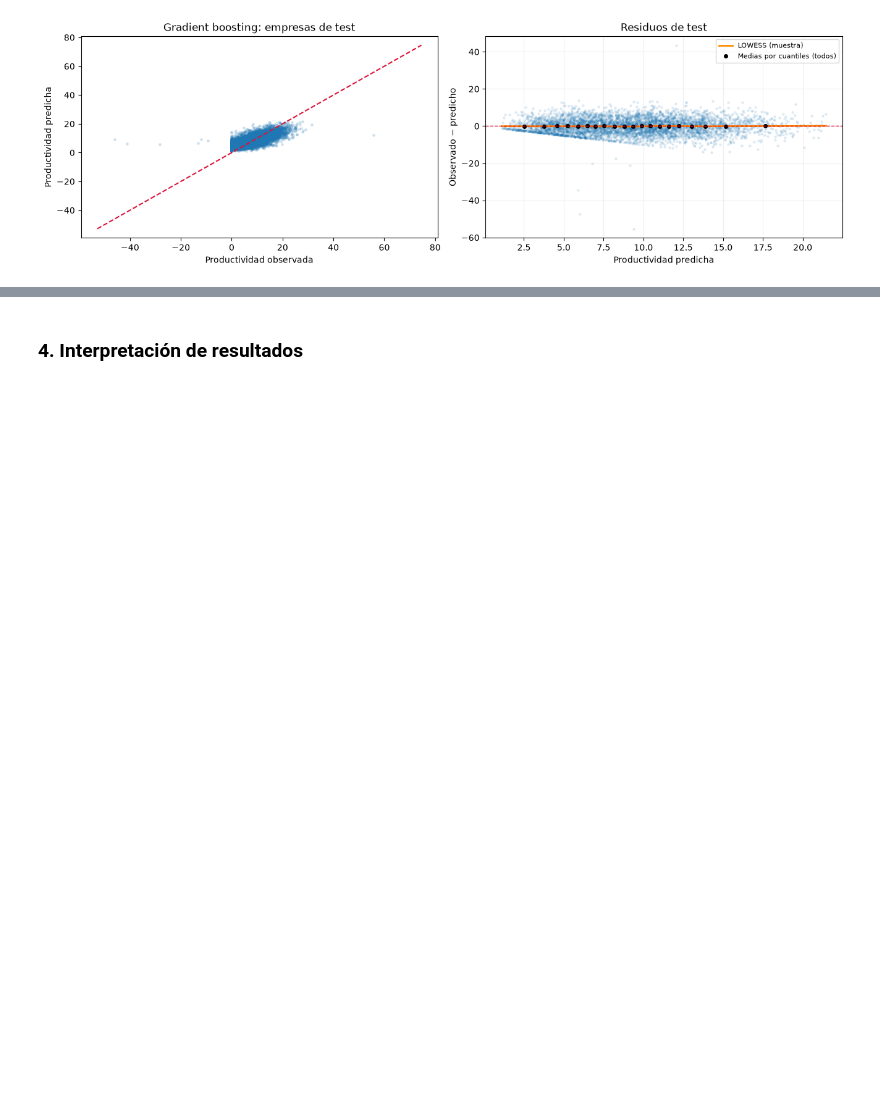
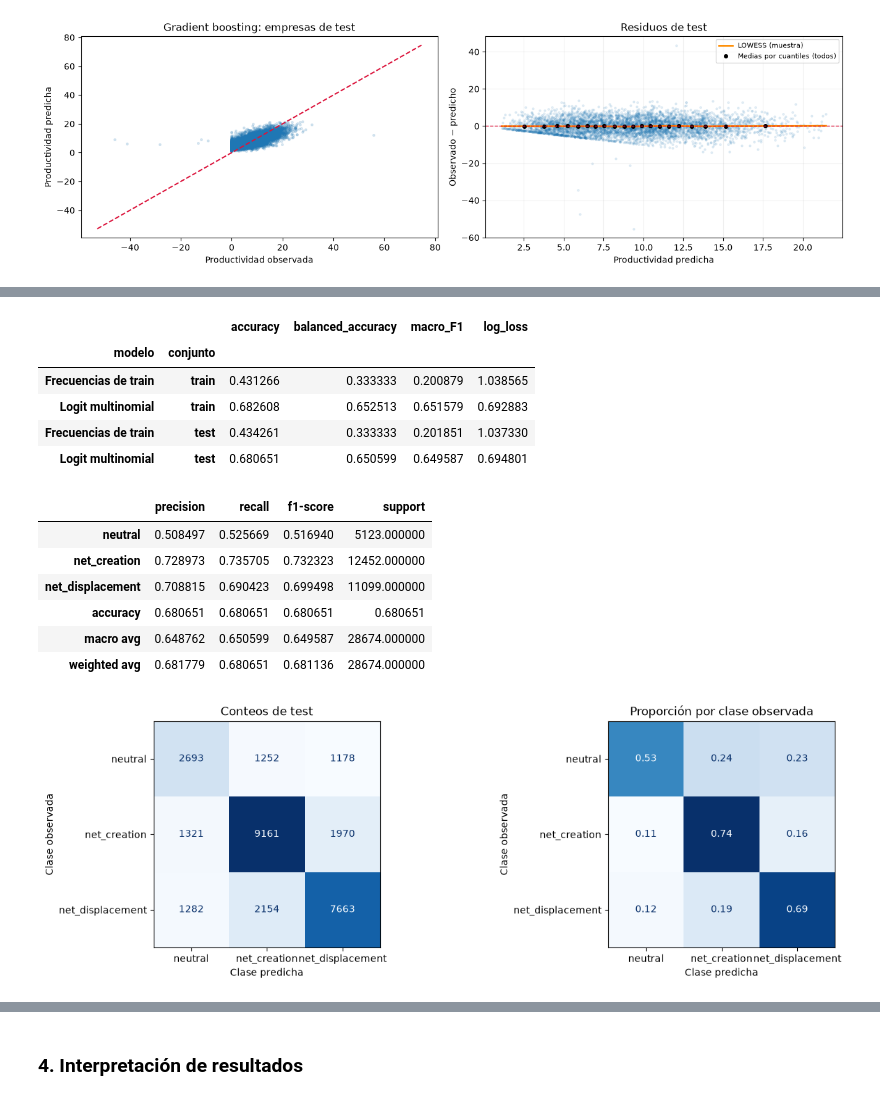
Before and after one commit to Ericsig/DiploDatos, a Jupyter notebook: notebook/modelado.ipynb, the cells around one changed output, grey strips where cells are left out. Saved outputs shown, nothing was run; the diff lists cells and outputs as text; code cells hidden in the pictures; blank space fills up the shorter version.

Commit message:
[fix] Model H3 Se aplicó el modelo logistico multinomial y random forest para el modelado del efecto sobre el empleo

```diff
--- a/notebook/modelado.ipynb
+++ b/notebook/modelado.ipynb
@@ -264,6 +288,12 @@ predictores_h3 = [
     'industry', 'company_size', 'country', 'num_employees',
     'annual_revenue_usd_millions', 'ai_projects_active', 'years_using_ai',
     'survey_year', 'quarter', 'gdp_per_capita', 'digital_maturity_index'
+]
+
+# Especificación de clasificación: exactamente los ocho predictores de H3.
+predictores_h3_clasificacion = [
+    'ai_adoption_rate', 'task_automation_rate', 'ai_maturity_score',
+    'industry', 'company_size', 'num_employees', 'survey_year', 'quarter',
 ]
 
 def construir_dataset_hipotesis(df, target, predictores):
@@ -301,7 +331,7 @@ datos_h3, X_h3, y_h3, grupos_h3 = construir_dataset_hipotesis(
 )
 
 datos_h3_clasificacion, X_h3_clasificacion, y_h3_clasificacion, grupos_h3_clasificacion = (
-    construir_dataset_hipotesis(datos, 'employment_effect', predictores_h3)
+    construir_dataset_hipotesis(datos, 'employment_effect', predictores_h3_clasificacion)
 )
 
 assert set(X_h1.columns) == set(predictores_h1)
@@ -310,7 +340,8 @@ assert not {
     'net_job_change', 'employment_effect', 'jobs_created', 'jobs_displaced',
     'job_creation_rate', 'job_displacement_rate', 'net_job_change_rate',
 } & set(X_h3.columns)
-assert X_h3.index.equals(X_h3_clasificacion.index)
+assert list(X_h3_clasificacion.columns) == predictores_h3_clasificacion
+assert X_h3_clasificacion.index.equals(y_h3_clasificacion.index)
 assert not any(col.startswith('avg_') for col in X_h1.columns)
 assert not any(col.startswith('avg_') for col in X_h2.columns)
 
@@ -416,12 +447,11 @@ Las categorías de las dummies se aprenden exclusivamente en train y se aplican
 
 Para H2, industria es constante dentro de cada empresa: los efectos fijos de empresa absorberían su efecto. Un modelo mixto permite estimar diferencias entre empresas bajo sus supuestos. Además, `country` y los indicadores constantes por país son redundantes en un modelo lineal; se debe comprobar el rango de la matriz antes del ajuste. Para H1 con TWFE también deben excluirse los controles absorbidos por empresa o período. El split por empresa evalúa empresas nuevas, cuyos efectos fijos individuales no fueron estimados.
 # %%
-from sklearn.metrics import mean_absolute_error, mean_squared_error, r2_score
-
 # Variables categóricas que se usarán como efectos fijos observables.
 categoricas_h1 = ['industry', 'company_size', 'quarter']
 categoricas_h2 = ['industry', 'company_size', 'country', 'quarter']
 categoricas_h3 = ['industry', 'company_size', 'country', 'quarter']
+categoricas_h3_clasificacion = ['industry', 'company_size', 'survey_year', 'quarter']
 
 # Variables continuas no negativas y sesgadas que se transforman para H1 y H2.
 log_h1 = [
@@ -469,7 +499,7 @@ configuraciones = {
     'H1': (predictores_h1, categoricas_h1, log_h1),
     'H2': (predictores_h2, categoricas_h2, log_h2),
     'H3': (predictores_h3, categoricas_h3, []),
-    'H3_clasificacion': (predictores_h3, categoricas_h3, []),
+    'H3_clasificacion': (predictores_h3_clasificacion, categoricas_h3_clasificacion, []),
 }
 for nombre, (predictores, categoricas, variables_log) in configuraciones.items():
     particion = splits[nombre]
@@ -739,9 +783,10 @@ assert (escala_h1_within > 1e-12).all(), 'Quedaron predictores absorbidos sin va
 Z_h1_within = (X_h1_within_diag - X_h1_within_diag.mean()) / escala_h1_within
 assert np.isfinite(Z_h1_within.to_numpy()).all()
 diseno_vif_h1 = sm.add_constant(Z_h1_within, has_constant='add')
+matriz_vif_h1 = diseno_vif_h1.to_numpy()
 vif_h1 = pd.DataFrame({
     'predictor': Z_h1_within.columns,
-    'VIF_within': [variance_inflation_factor(diseno_vif_h1.to_numpy(), j + 1)
+    'VIF_within': [variance_inflation_factor(matriz_vif_h1, j + 1)
                    for j in range(Z_h1_within.shape[1])],
 }).sort_values('VIF_within', ascending=False).reset_index(drop=True)
 vif_h1['referencia'] = np.select(
@@ -1113,0 +1337,59 @@ La evaluación corresponde a empresas nuevas en períodos representados por trai
+# %%
+frecuencias_h3_mnl = (
+    y_train_h3_mnl.value_counts(normalize=True).reindex(range(3)).to_numpy()
+)
+predicciones_h3_mnl = {}
+filas_metricas_h3_mnl = []
+for conjunto in ('train', 'test'):
+    X, y = disenos_h3_mnl[conjunto], targets_h3_mnl[conjunto]
+    proba = np.asarray(resultado_h3_mnl.predict(X))
+    assert proba.shape == (len(y), 3) and np.isfinite(proba).all()
+    assert ((proba >= 0) & (proba <= 1)).all()
+    np.testing.assert_allclose(proba.sum(axis=1), 1.0, atol=1e-10)
+    predicciones_h3_mnl[conjunto] = pd.DataFrame(proba, index=X.index, columns=clases_h3_mnl)
+    for nombre, p in [
+        ('Frecuencias de train', np.tile(frecuencias_h3_mnl, (len(y), 1))),
+        ('Logit multinomial', proba),
+    ]:
+        pred = p.argmax(axis=1)
+        filas_metricas_h3_mnl.append({
+            'modelo': nombre, 'conjunto': conjunto,
+            'accuracy': accuracy_score(y, pred),
+            'balanced_accuracy': balanced_accuracy_score(y, pred),
+            'macro_F1': f1_score(y, pred, labels=range(3), average='macro', zero_division=0),
+            'log_loss': log_loss(y, p, labels=range(3)),
+        })
+metricas_h3_mnl = pd.DataFrame(filas_metricas_h3_mnl).set_index(['modelo', 'conjunto'])
+display(metricas_h3_mnl)
+pred_test_h3_mnl = predicciones_h3_mnl['test'].to_numpy().argmax(axis=1)
+display(pd.DataFrame(classification_report(
+    y_test_h3_mnl, pred_test_h3_mnl, labels=range(3), target_names=clases_h3_mnl,
+    output_dict=True, zero_division=0,
+)).T)
+fig, axes = plt.subplots(1, 2, figsize=(13, 4), constrained_layout=True)
+for ax, normalizar, titulo in zip(
+    axes, [None, 'true'], ['Conteos de test', 'Proporción por clase observada'],
+):
+    ConfusionMatrixDisplay.from_predictions(
+        y_test_h3_mnl, pred_test_h3_mnl, labels=range(3),
+        display_labels=clases_h3_mnl, normalize=normalizar,
+        values_format='d' if normalizar is None else '.2f',
+        ax=ax, colorbar=False, cmap='Blues',
+    )
+    ax.set(title=titulo, xlabel='Clase predicha', ylabel='Clase observada')
+plt.show()
+# %% [output]
+|  |  | accuracy | balanced_accuracy | macro_F1 | log_loss |
+| modelo | conjunto |  |  |  |  |
+| Frecuencias de train | train | 0.431266 | 0.333333 | 0.200879 | 1.038565 |
+| Logit multinomial | train | 0.682608 | 0.652513 | 0.651579 | 0.692883 |
+| Frecuencias de train | test | 0.434261 | 0.333333 | 0.201851 | 1.037330 |
+| Logit multinomial | test | 0.680651 | 0.650599 | 0.649587 | 0.694801 |
+|  | precision | recall | f1-score | support |
+| neutral | 0.508497 | 0.525669 | 0.516940 | 5123.000000 |
+| net_creation | 0.728973 | 0.735705 | 0.732323 | 12452.000000 |
+| net_displacement | 0.708815 | 0.690423 | 0.699498 | 11099.000000 |
+| accuracy | 0.680651 | 0.680651 | 0.680651 | 0.680651 |
+| macro avg | 0.648762 | 0.650599 | 0.649587 | 28674.000000 |
+| weighted avg | 0.681779 | 0.680651 | 0.681136 | 28674.000000 |
+[figure, added]
```
Also changed, not shown: parts of 43 cells of this notebook.
